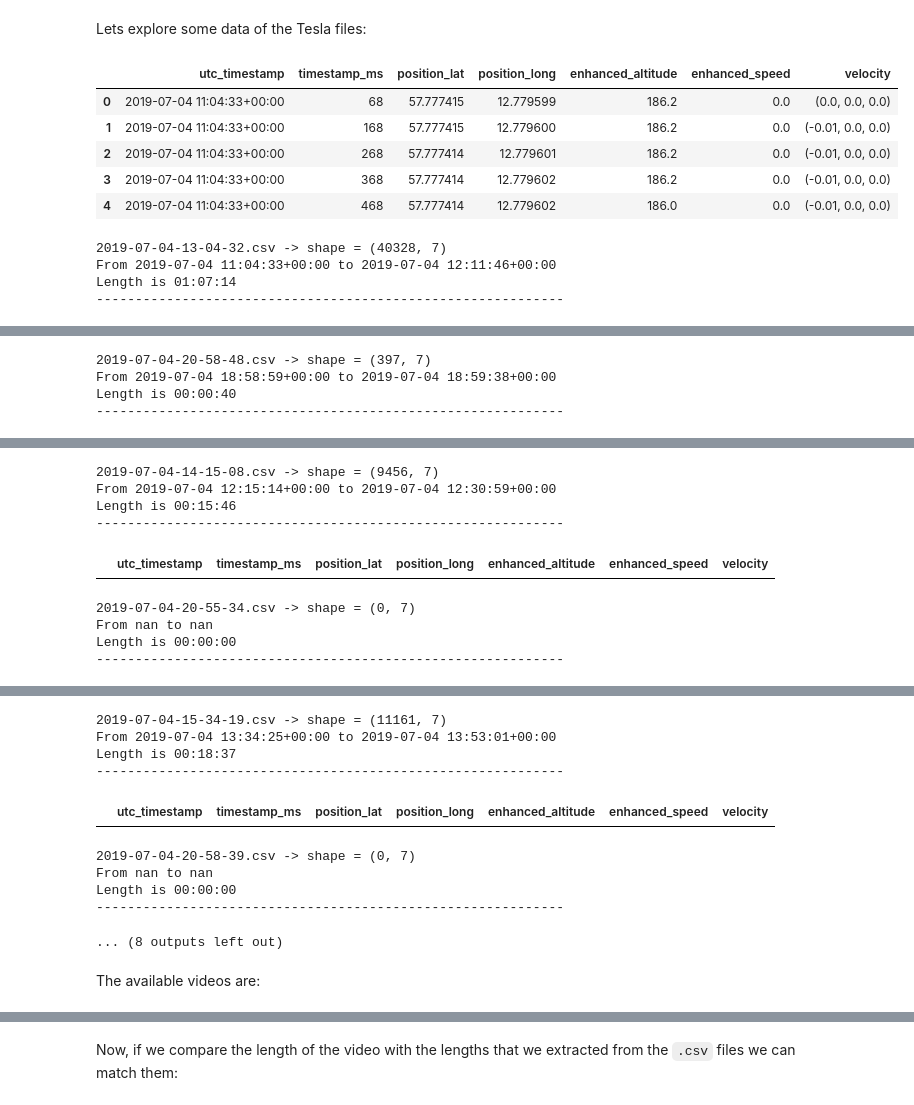
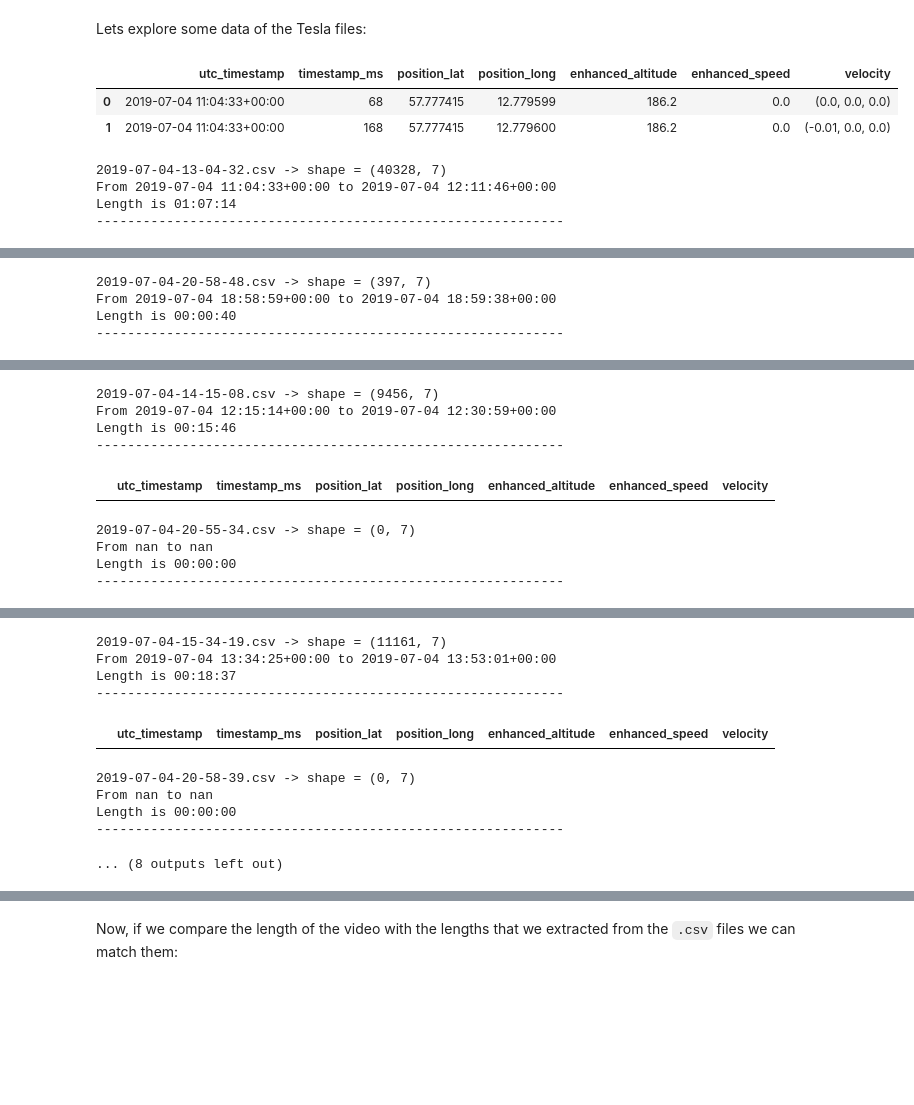
Before and after one commit to iipr/deep-auto-pi, a Jupyter notebook: notebooks/data-synchronization.ipynb, the cells around one changed output, grey strips where cells are left out. Cells and saved outputs as stored; diff of their text form; code cells hidden in the pictures; blank space fills up the shorter version.

```diff
--- a/notebooks/data-synchronization.ipynb
+++ b/notebooks/data-synchronization.ipynb
@@ -112,20 +113,17 @@ Lets explore some data of the Tesla files:
 # %%
 path = '../data/tmp/tesla/'
 files = os.listdir(path)
 csv_files = [file for file in files if file[-4:].lower() == '.csv']
 for file in csv_files:
     tmp = pd.read_csv(path + file)
-    display(tmp.head())
+    display(tmp.head(2))
     print(file, '-> shape =', tmp.shape, '\nFrom', tmp.utc_timestamp.min(), 'to', tmp.utc_timestamp.max())
     print('Length is {}'.format(time.strftime('%H:%M:%S', time.gmtime(tmp.utc_timestamp.nunique()))))
     print('------------------------------------------------------------')
 # %% [output]
 |  | utc_timestamp | timestamp_ms | position_lat | position_long | enhanced_altitude | enhanced_speed | velocity |
 | 0 | 2019-07-04 11:04:33+00:00 | 68 | 57.777415 | 12.779599 | 186.2 | 0.0 | (0.0, 0.0, 0.0) |
 | 1 | 2019-07-04 11:04:33+00:00 | 168 | 57.777415 | 12.779600 | 186.2 | 0.0 | (-0.01, 0.0, 0.0) |
-| 2 | 2019-07-04 11:04:33+00:00 | 268 | 57.777414 | 12.779601 | 186.2 | 0.0 | (-0.01, 0.0, 0.0) |
-| 3 | 2019-07-04 11:04:33+00:00 | 368 | 57.777414 | 12.779602 | 186.2 | 0.0 | (-0.01, 0.0, 0.0) |
-| 4 | 2019-07-04 11:04:33+00:00 | 468 | 57.777414 | 12.779602 | 186.0 | 0.0 | (-0.01, 0.0, 0.0) |
 2019-07-04-13-04-32.csv -> shape = (40328, 7)
 From 2019-07-04 11:04:33+00:00 to 2019-07-04 12:11:46+00:00
 Length is 01:07:14
@@ -171,5 +160,3 @@ From nan to nan
 Length is 00:00:00
 ------------------------------------------------------------
 ... (8 outputs left out)
-# %% [markdown]
-The available videos are:
```
Also changed, not shown: parts of 51 cells of this notebook.
